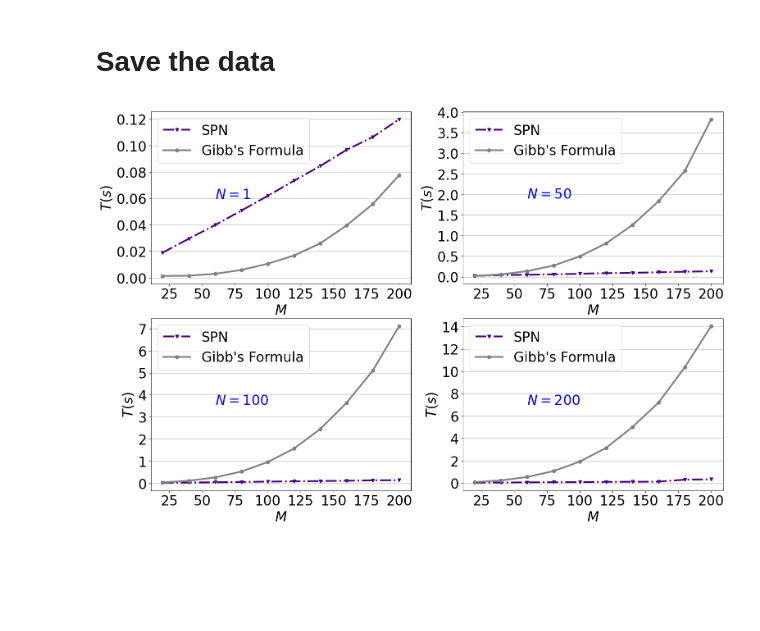
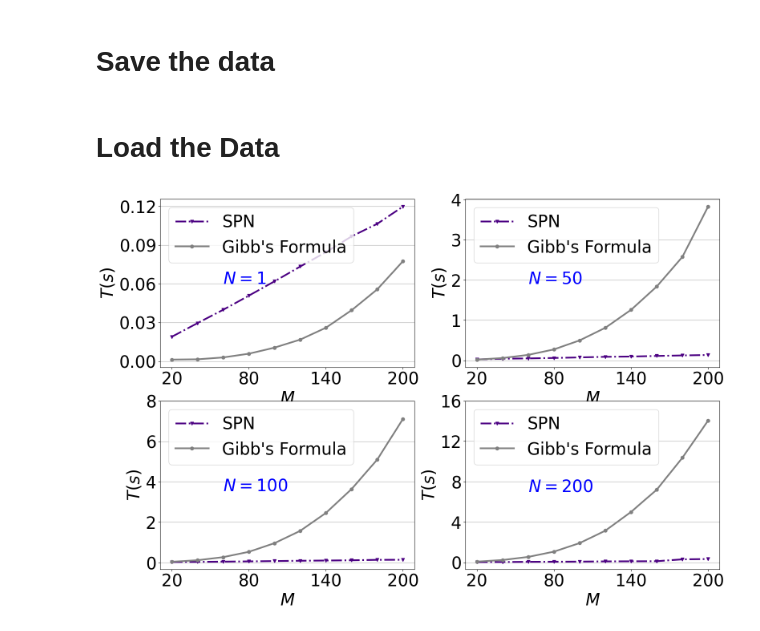
Before and after one commit to salar96/LearningFLPO, a Jupyter notebook: Speed_test_gibbs.ipynb, the cells around one changed output. Drawn from its saved outputs; the diff is of its cells as text; code cells hidden in the pictures; blank space fills up the shorter version.

```diff
--- a/Speed_test_gibbs.ipynb
+++ b/Speed_test_gibbs.ipynb
@@ -168,6 +168,22 @@ action_runtime_data['times_4_G'] = times_4_G
 filename = 'InferenceSpeedResults.pkl'
 with open(filename, 'wb') as file:
     pickle.dump(action_runtime_data, file)
+# %% [markdown]
+# Load the Data
+# %%
+# Load the data back
+import pickle
+filename = 'InferenceSpeedResults.pkl'
+with open(filename, 'rb') as file:
+    loaded_data = pickle.load(file)
+times_1_L = loaded_data['times_1_L']
+times_2_L = loaded_data['times_2_L']
+times_3_L = loaded_data['times_3_L']
+times_4_L = loaded_data['times_4_L']
+times_1_G = loaded_data['times_1_G']
+times_2_G = loaded_data['times_2_G']
+times_3_G = loaded_data['times_3_G']
+times_4_G = loaded_data['times_4_G']
 # %%
 color1 = 'indigo'
 color2 = 'gray'
@@ -177,10 +193,11 @@ linestyle2 = '-'
 linestyle3 = '--'
 Label1 = "SPN"
 Label2 = "Gibb's Formula"
-fontsize1 = 24
-fontsize2 = 24
+fontsize1 = 30
+fontsize2 = 30
 linewidth1 = 3
-
+num_x_ticks = 4
+num_y_ticks = 5
 plt.figure(figsize=(18,12))
 plt.subplot(2,2,1)
 plt.plot(num_facilities,times_1_L,linestyle1,linewidth=linewidth1,marker='v',color=color1,label=Label1)
@@ -189,8 +206,8 @@ plt.plot(num_facilities,times_1_G,linestyle2,linewidth=linewidth1,marker='o',col
 plt.text(num_facilities[2],times_1_L[-1]*0.5,"$N=1$",fontsize=fontsize1,color='blue',weight='bold')
 plt.xlabel(rf'$M$', fontsize=fontsize1)
 plt.ylabel(rf'$T(s)$', fontsize=fontsize1)
-plt.yticks(fontsize=fontsize1)
-plt.xticks(fontsize=fontsize1)
+plt.yticks(np.linspace(0.0, 0.12, num_y_ticks), fontsize=fontsize1)
+plt.xticks(np.linspace(20, 200, num_x_ticks), fontsize=fontsize1)
 plt.grid(axis='y',alpha=1)
 plt.legend(fontsize=fontsize1)
 
@@ -201,58 +218,40 @@ plt.plot(num_facilities,times_2_G,linestyle2,linewidth=linewidth1,marker='o',col
 plt.text(num_facilities[2],times_2_G[-1]*0.5,"$N=50$",fontsize=fontsize1,color='blue',weight='bold')
 plt.xlabel(rf'$M$', fontsize=fontsize1)
 plt.ylabel(rf'$T(s)$', fontsize=fontsize1)
-plt.yticks(fontsize=fontsize1)
-plt.xticks(fontsize=fontsize1)
+plt.yticks(np.linspace(0.0, 4.0, num_y_ticks),fontsize=fontsize1)
+plt.xticks(np.linspace(20, 200, num_x_ticks), fontsize=fontsize1)
 plt.grid(axis='y',alpha=1)
 plt.legend(fontsize=fontsize1)
 
 plt.subplot(2,2,3)
 plt.plot(num_facilities,times_3_L,linestyle1,linewidth=linewidth1, marker='v',color=color1,label=Label1)
 plt.plot(num_facilities,times_3_G,linestyle2,linewidth=linewidth1, marker='o',color=color2,label=Label2)
 # plt.yscale('log')
 plt.text(num_facilities[2],times_3_G[-1]*0.5,"$N=100$",fontsize=fontsize1,color='blue',weight='bold')
 plt.xlabel(rf'$M$', fontsize=fontsize1)
 plt.ylabel(rf'$T(s)$', fontsize=fontsize1)
-plt.yticks(fontsize=fontsize1)
-plt.xticks(fontsize=fontsize1)
+plt.yticks(np.linspace(0.0, 8.0, num_y_ticks), fontsize=fontsize1)
+plt.xticks(np.linspace(20, 200, num_x_ticks), fontsize=fontsize1)
 plt.grid(axis='y',alpha=1)
 plt.legend(fontsize=fontsize1)
 
 
 plt.subplot(2,2,4)
 plt.plot(num_facilities,times_4_L,linestyle1,linewidth=linewidth1,marker='v',color=color1,label=Label1)
 plt.plot(num_facilities,times_4_G,linestyle2,linewidth=linewidth1,marker='o',color=color2,label=Label2)
 # plt.yscale('log')
 plt.xlabel('Num F')
 plt.ylabel('T(s)')
 plt.text(num_facilities[2],times_4_G[-1]*0.5,"$N=200$",fontsize=fontsize1,color='blue',weight='bold')
 plt.xlabel(rf'$M$', fontsize=fontsize1)
 plt.ylabel(rf'$T(s)$', fontsize=fontsize1)
-plt.yticks(fontsize=fontsize1)
-plt.xticks(fontsize=fontsize1)
+plt.yticks(np.linspace(0.0, 16.0, num_y_ticks), fontsize=fontsize1)
+plt.xticks(np.linspace(20, 200, num_x_ticks), fontsize=fontsize1)
 plt.grid(axis='y',alpha=1)
 plt.legend(fontsize=fontsize1)
 
-
-# plt.plot(num_facilities,times_1_L,linestyle1,marker='v',color=color1,label='SPN_1')
-# plt.plot(num_facilities,times_2_L,linestyle1,marker='o',color=color1,label='SPN_50')
-# plt.plot(num_facilities,times_3_L,linestyle1,marker='^',color=color1,label='SPN_100')
-# plt.plot(num_facilities,times_4_L,linestyle1,marker='x',color=color1,label='SPN_200')
-
-# plt.plot(num_facilities,times_1_F,linestyle2,marker='v',color=color2,label='FLPO_1')
-# plt.plot(num_facilities,times_2_F,linestyle2,marker='o',color=color2,label='FLPO_50')
-# plt.plot(num_facilities,times_3_F,linestyle2,marker='^',color=color2,label='FLPO_100')
-# plt.plot(num_facilities,times_4_F,linestyle2,marker='x',color=color2,label='FLPO_200')
-
-# plt.plot(num_facilities,times_1_G,linestyle3,marker='v',color=color3,label='FLPO_DP_1')
-# plt.plot(num_facilities,times_2_G,linestyle3,marker='o',color=color3,label='FLPO_DP_50')
-# plt.plot(num_facilities,times_3_G,linestyle3,marker='^',color=color3,label='FLPO_DP_100')
-# plt.plot(num_facilities,times_4_F,linestyle3,marker='x',color=color3,label='FLPO_DP_200')
-
-# plt.legend()
-# plt.title('GPU Runtime Comparison (Total Route)')
-plt.savefig("SpeedTestResults.svg")
+plt.savefig("SpeedTestResults.png", bbox_inches='tight', dpi=300)
 
 plt.show()
 # %% [output]
-[figure, old version]
+[figure, new version]
```
Also changed, not shown: 4 other files.
